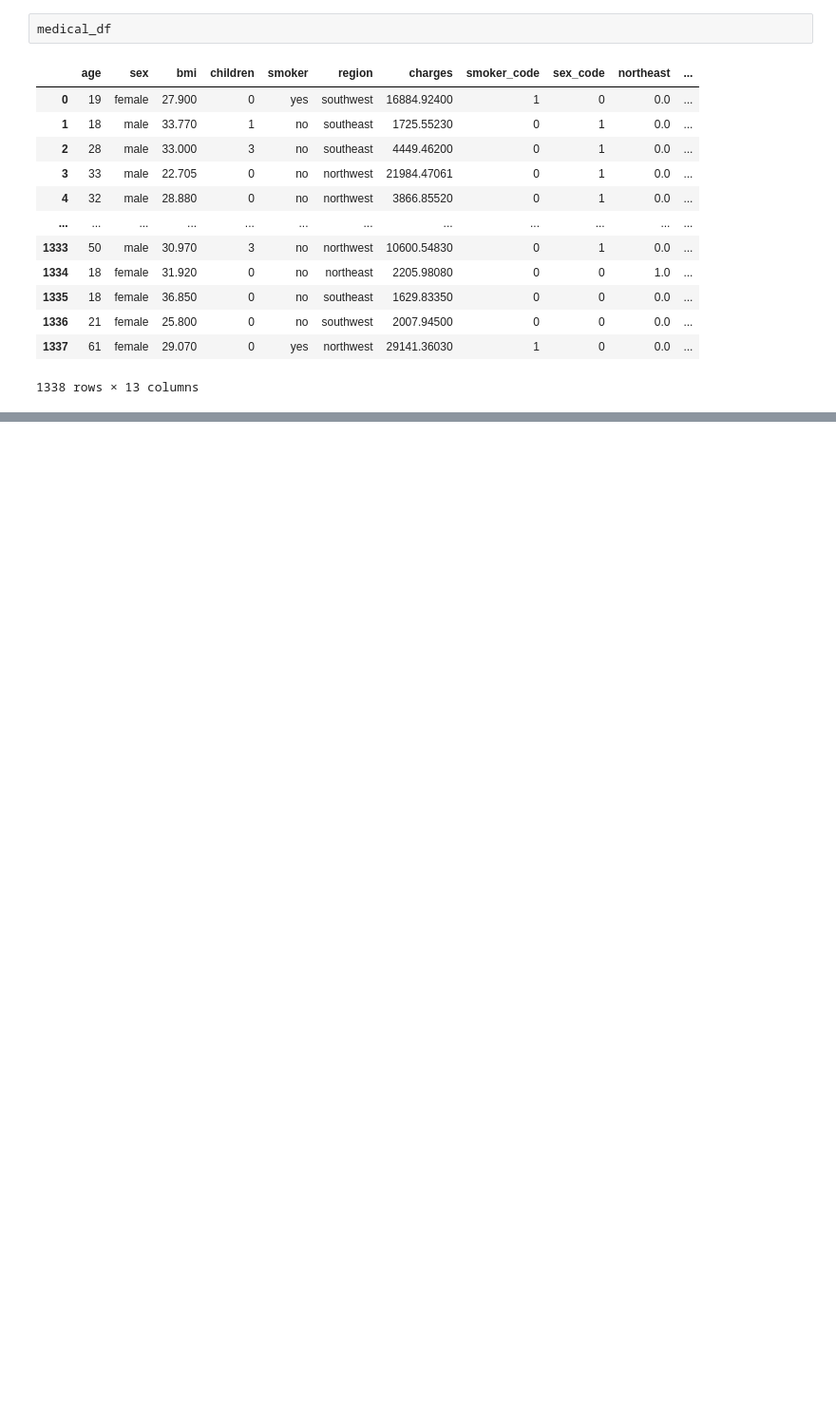
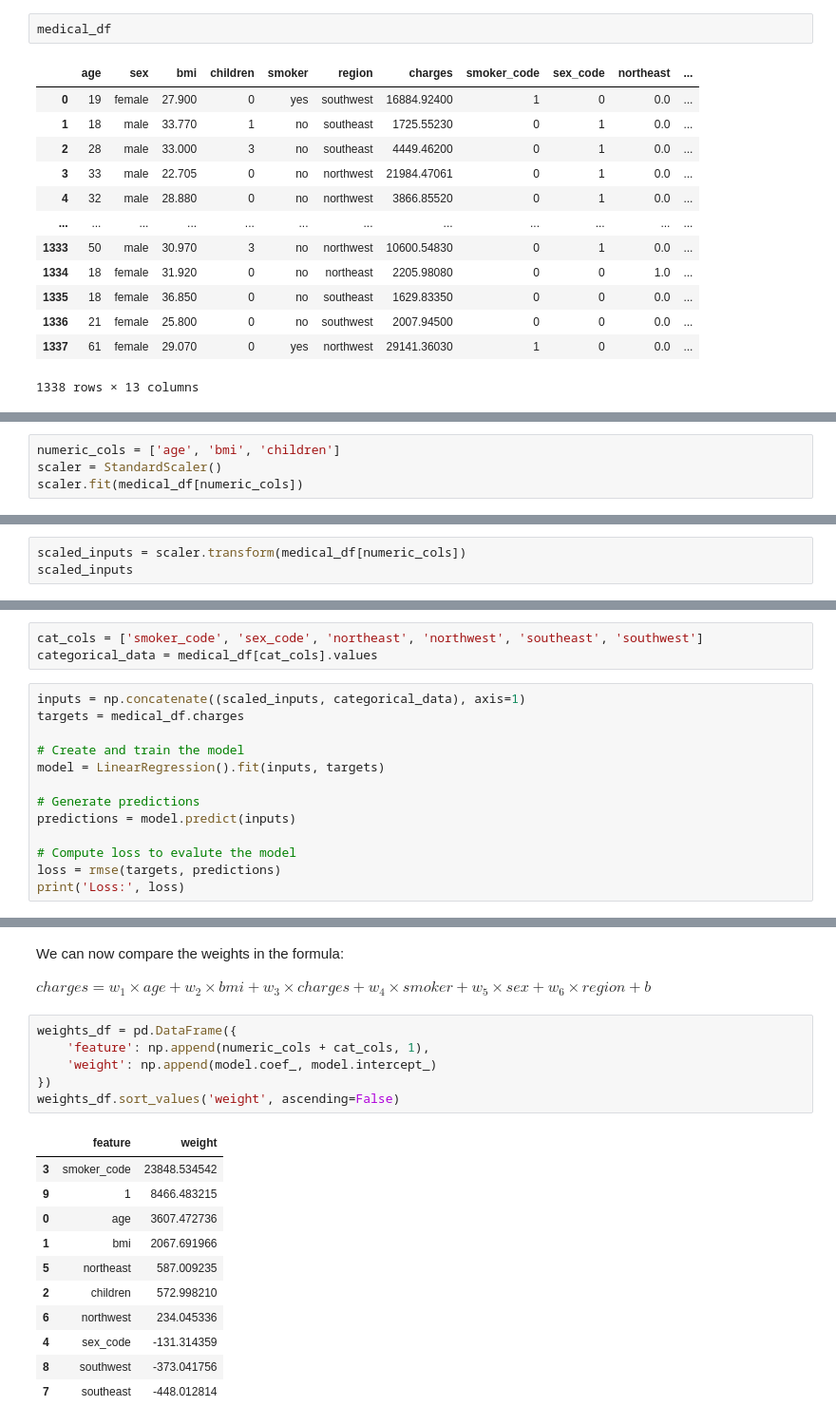
Before and after one commit to ohigginsrodriguez-cloud/Machine-Learning_Course, a Jupyter notebook: Linear-Regression/Medical-Expenses/Model_Multiple_Features.ipynb, the cells around one changed output, grey strips where cells are left out. Shown at 95% size. Saved outputs shown, nothing was run; the diff lists cells and outputs as text; blank space fills up the shorter version.

Commit message:
Model improvements code

```diff
--- a/Linear-Regression/Medical-Expenses/Model_Multiple_Features.ipynb
+++ b/Linear-Regression/Medical-Expenses/Model_Multiple_Features.ipynb
@@ -536,0 +539,4 @@ medical_df
+# %%
+numeric_cols = ['age', 'bmi', 'children']
+scaler = StandardScaler()
+scaler.fit(medical_df[numeric_cols])
@@ -536,0 +555,3 @@ medical_df
+# %%
+scaled_inputs = scaler.transform(medical_df[numeric_cols])
+scaled_inputs
@@ -536,0 +568,16 @@ medical_df
+# %%
+cat_cols = ['smoker_code', 'sex_code', 'northeast', 'northwest', 'southeast', 'southwest']
+categorical_data = medical_df[cat_cols].values
+# %%
+inputs = np.concatenate((scaled_inputs, categorical_data), axis=1)
+targets = medical_df.charges
+
+# Create and train the model
+model = LinearRegression().fit(inputs, targets)
+
+# Generate predictions
+predictions = model.predict(inputs)
+
+# Compute loss to evalute the model
+loss = rmse(targets, predictions)
+print('Loss:', loss)
@@ -536,0 +586,22 @@ medical_df
+# %% [markdown]
+We can now compare the weights in the formula:
+
+$charges = w_1 \times age + w_2 \times bmi + w_3 \times charges + w_4 \times smoker + w_5 \times sex + w_6 \times region + b$
+# %%
+weights_df = pd.DataFrame({
+    'feature': np.append(numeric_cols + cat_cols, 1),
+    'weight': np.append(model.coef_, model.intercept_)
+})
+weights_df.sort_values('weight', ascending=False)
+# %% [output]
+|  | feature | weight |
+| 3 | smoker_code | 23848.534542 |
+| 9 | 1 | 8466.483215 |
+| 0 | age | 3607.472736 |
+| 1 | bmi | 2067.691966 |
+| 5 | northeast | 587.009235 |
+| 2 | children | 572.998210 |
+| 6 | northwest | 234.045336 |
+| 4 | sex_code | -131.314359 |
+| 8 | southwest | -373.041756 |
+| 7 | southeast | -448.012814 |
```
Also changed, not shown: parts of 9 cells of this notebook.
